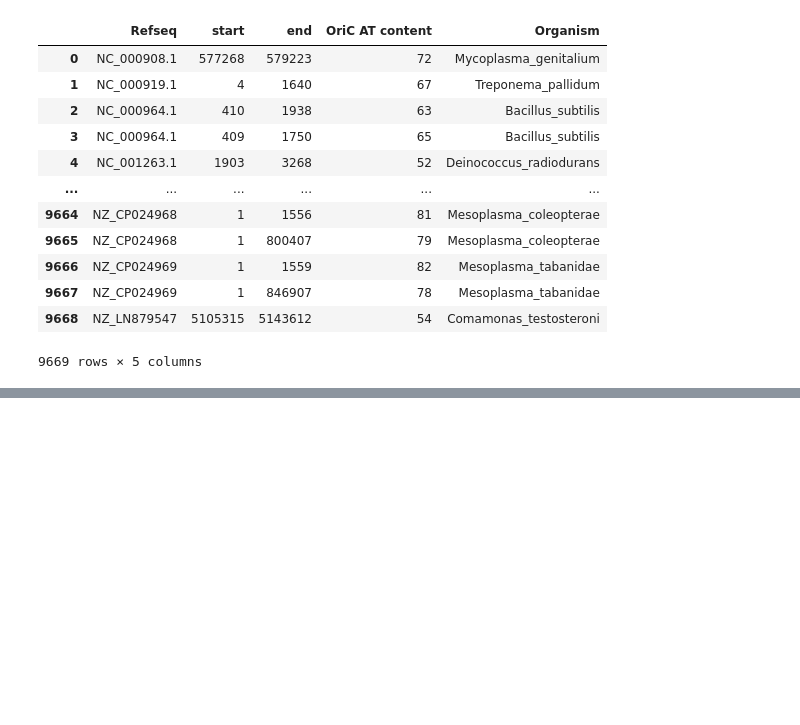
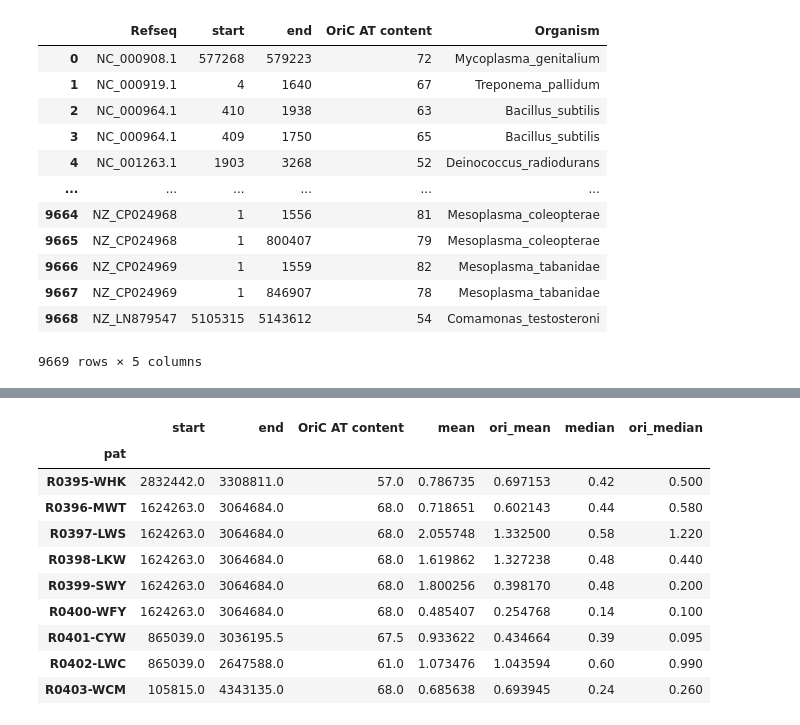
Before and after one commit to dcolinmorgan/HKU_MG, a Jupyter notebook: bactXpat.ipynb, the cells around one changed output, grey strips where cells are left out. Cells and saved outputs as stored; diff of their text form; code cells hidden in the pictures; blank space fills up the shorter version.

```diff
--- a/bactXpat.ipynb
+++ b/bactXpat.ipynb
@@ -147,6 +202,20 @@ for jac in traces:
 # %%
 # pd.DataFrame(table[:,0,:])
 table.to_csv('data/oriC_calc.txt',sep='\t')
+# %%
+table.groupby('pat').median()
+# %% [output]
+|  | start | end | OriC AT content | mean | ori_mean | median | ori_median |
+| pat |  |  |  |  |  |  |  |
+| R0395-WHK | 2832442.0 | 3308811.0 | 57.0 | 0.786735 | 0.697153 | 0.42 | 0.500 |
+| R0396-MWT | 1624263.0 | 3064684.0 | 68.0 | 0.718651 | 0.602143 | 0.44 | 0.580 |
+| R0397-LWS | 1624263.0 | 3064684.0 | 68.0 | 2.055748 | 1.332500 | 0.58 | 1.220 |
+| R0398-LKW | 1624263.0 | 3064684.0 | 68.0 | 1.619862 | 1.327238 | 0.48 | 0.440 |
+| R0399-SWY | 1624263.0 | 3064684.0 | 68.0 | 1.800256 | 0.398170 | 0.48 | 0.200 |
+| R0400-WFY | 1624263.0 | 3064684.0 | 68.0 | 0.485407 | 0.254768 | 0.14 | 0.100 |
+| R0401-CYW | 865039.0 | 3036195.5 | 67.5 | 0.933622 | 0.434664 | 0.39 | 0.095 |
+| R0402-LWC | 865039.0 | 2647588.0 | 61.0 | 1.073476 | 1.043594 | 0.60 | 0.990 |
+| R0403-WCM | 105815.0 | 4343135.0 | 68.0 | 0.685638 | 0.693945 | 0.24 | 0.260 |
 # %%
 np.sum(table['mean']>table['ori_mean'])/len(table)
 # %% [output]
```
Also changed, not shown: parts of 23 cells of this notebook, 1 other file.
